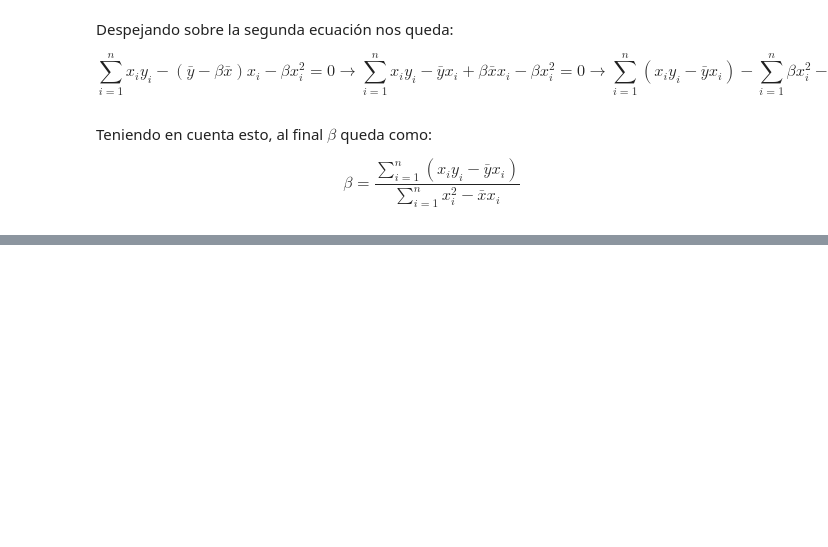
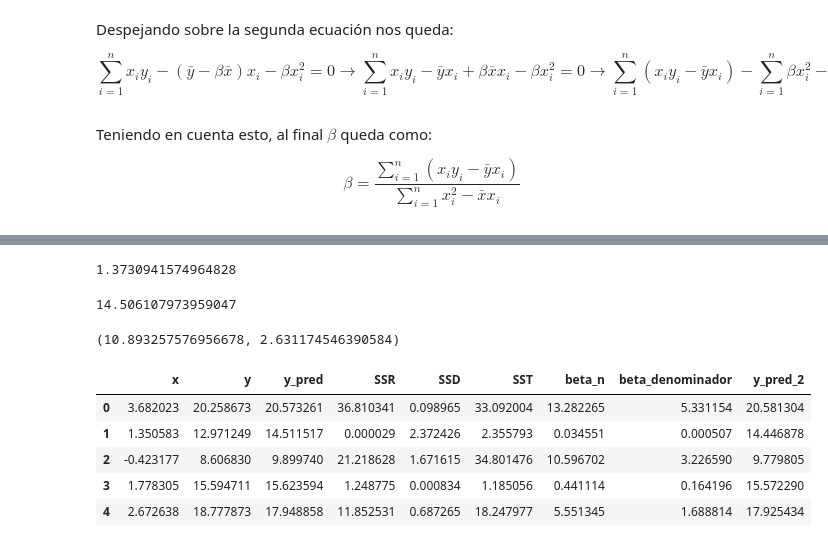
Before and after one commit to aolite/curso-machine-lerning, a Jupyter notebook: notebooks/T7.75. Linear Regresion.ipynb, the cells around one changed output, grey strips where cells are left out. Cells and saved outputs as stored; diff of their text form; code cells hidden in the pictures; blank space fills up the shorter version.

```diff
--- a/notebooks/T7.75. Linear Regresion.ipynb
+++ b/notebooks/T7.75. Linear Regresion.ipynb
@@ -149,0 +263,8 @@ $$
+# %%
+x_mean
+# %% [output]
+1.3730941574964828
+# %%
+y_mean
+# %% [output]
+14.506107973959047
@@ -149,0 +278,4 @@ $$
+# %%
+alpha, beta
+# %% [output]
+(10.893257576956678, 2.631174546390584)
@@ -149,0 +284,9 @@ $$
+# %%
+data.head()
+# %% [output]
+|  | x | y | y_pred | SSR | SSD | SST | beta_n | beta_denominador | y_pred_2 |
+| 0 | 3.682023 | 20.258673 | 20.573261 | 36.810341 | 0.098965 | 33.092004 | 13.282265 | 5.331154 | 20.581304 |
+| 1 | 1.350583 | 12.971249 | 14.511517 | 0.000029 | 2.372426 | 2.355793 | 0.034551 | 0.000507 | 14.446878 |
+| 2 | -0.423177 | 8.606830 | 9.899740 | 21.218628 | 1.671615 | 34.801476 | 10.596702 | 3.226590 | 9.779805 |
+| 3 | 1.778305 | 15.594711 | 15.623594 | 1.248775 | 0.000834 | 1.185056 | 0.441114 | 0.164196 | 15.572290 |
+| 4 | 2.672638 | 18.777873 | 17.948858 | 11.852531 | 0.687265 | 18.247977 | 5.551345 | 1.688814 | 17.925434 |
```
Also changed, not shown: parts of 40 cells of this notebook.
